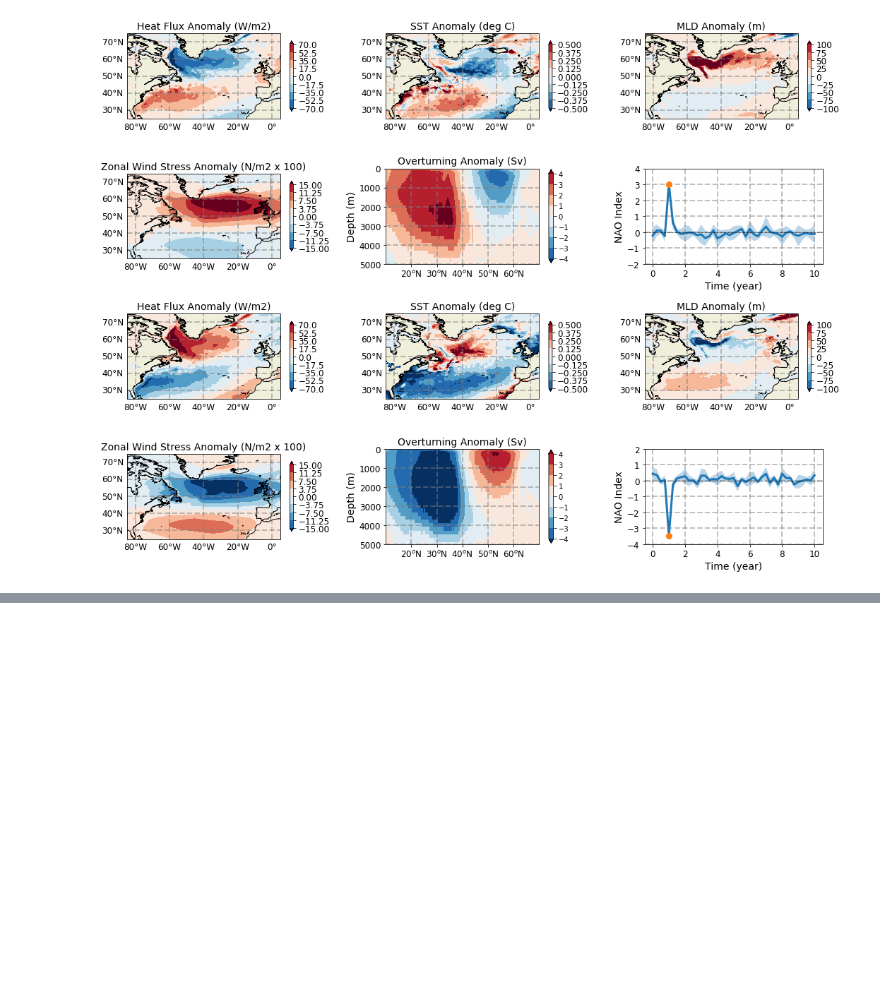
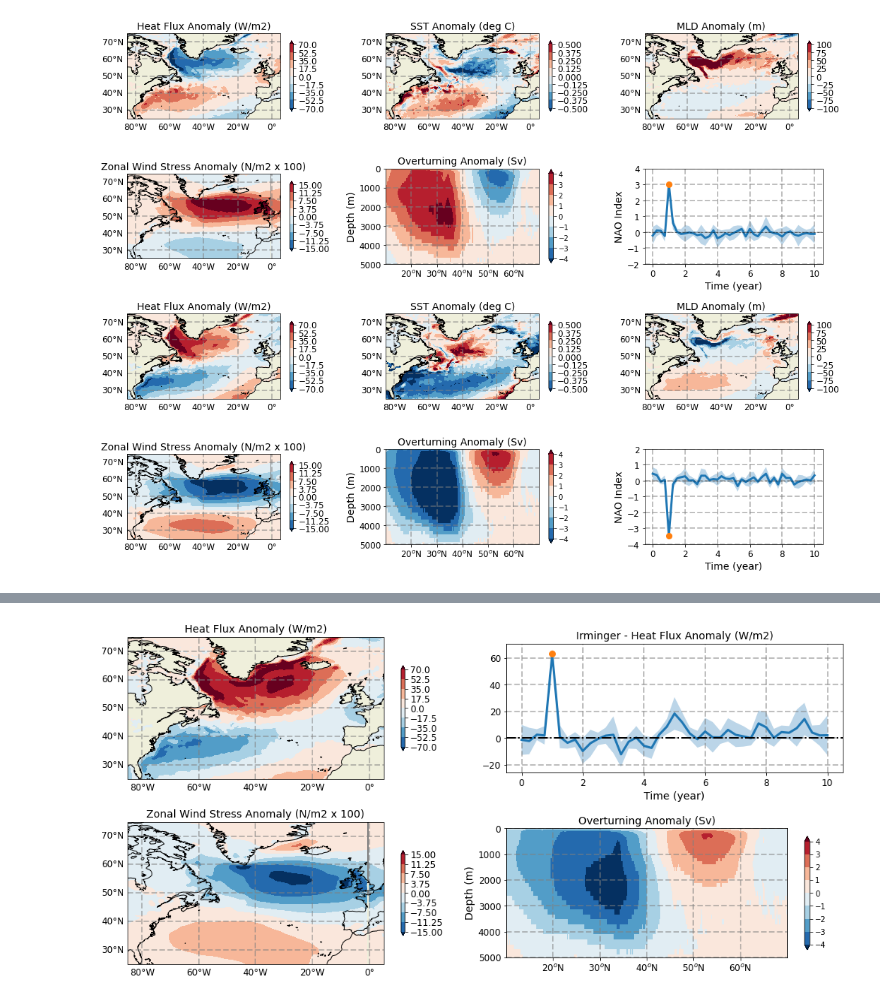
Before and after one commit to hmkhatri/AMOC_Variability_DePreSys_MET, a Jupyter notebook: Notebooks/Postprocessing/Movie_NAO_Wind_SST.ipynb, the cells around one changed output, grey strips where cells are left out. Saved outputs shown, nothing was run; the diff lists cells and outputs as text; code cells hidden in the pictures; blank space fills up the shorter version.

```diff
--- a/Notebooks/Postprocessing/Movie_NAO_Wind_SST.ipynb
+++ b/Notebooks/Postprocessing/Movie_NAO_Wind_SST.ipynb
@@ -702,0 +848,79 @@ for case in case_list:
+# %%
+tim_ind = 4
+
+grid1 = plt.GridSpec(2, 2, wspace=0.15, hspace=0.3)
+fig = plt.figure(figsize=[18,8])
+
+var_list = ['hfds', 'tos', 'mlotst'] #, 'tauu']
+name = ['Heat Flux Anomaly (W/m2)', 'SST Anomaly (deg C)' , 'MLD Anomaly (m)', 'Zonal Wind Stress Anomaly (N/m2 x 100)']
+val = [70., 0.5, 100., 15]
+
+lat_lon_ext = [-85., 5., 25., 75.]
+
+case_list = ['HFp', 'HFn']
+
+ax = fig.add_subplot(grid1[0, 0], projection=ccrs.PlateCarree(),facecolor='grey')
+tmp = ds_HFp['hfds'].isel(time=slice(4*(tim_ind-1)+1, 4*(tim_ind-1)+1+3)).mean('time')
+
+[p, cb] = plot_sec(ax, tmp, vmin=-val[0], vmax=val[0],  lat_lon_ext = lat_lon_ext, levels = 9,
+                        lon='longitude', lat='latitude', cmap='RdBu_r', title=str(name[0]))
+
+ax = fig.add_subplot(grid1[0, 1])
+tmp = HF_season.where(HF_season.isel(time=tim_ind) >= HF_cut)
+count_HFp = xr.where(HF_season.isel(time=tim_ind) >= HF_cut, 1, 0)
+N = count_HFp.sum().values # 7 days decorrelation time
+
+tim = np.arange(0,41)
+
+tmp_std = tmp.std(['start_year','r'])
+tmp = tmp.mean(['start_year','r'])
+
+ci = 1.96 # coefficiet for large N and 95% confidence interval
+std_err = (ci/np.sqrt(np.ceil(N)))
+
+ax.plot(tim / 4, tmp, lw=3.)
+ax.fill_between(tim / 4, (tmp.values - std_err*tmp_std.values),
+                (tmp.values + std_err*tmp_std.values), alpha=0.3)
+ax.plot(tim[tim_ind] / 4, tmp.values[tim_ind], 'o', ms=8)
+plt.title('Irminger - Heat Flux Anomaly (W/m2)', fontsize=14)
+ax.set_xlabel('Time (year)', fontsize=14)
+plt.yticks(fontsize=12)
+plt.xticks(fontsize=12)
+#ax.set_ylim([-2., 4.])
+ax.set_xlim([-0.5, 10.5])
+ax.axhline(y=0, ls='-.', lw=2.0, color='k')
+ax.grid(color='gray', alpha=0.5, linestyle='--', lw=2.)
+
+bbox=plt.gca().get_position()
+offset=.03
+plt.gca().set_position([bbox.x0 , bbox.y0 + offset*0.5 , bbox.x1-bbox.x0 - offset*0.5, bbox.y1 - bbox.y0 - offset])
+
+ax = fig.add_subplot(grid1[1, 0], projection=ccrs.PlateCarree(),facecolor='grey')
+tmp = tauu_HFp['tauu'].isel(time=slice(4*(tim_ind-1)+1, 4*(tim_ind-1)+1+3)).mean('time')
+
+[p, cb] = plot_sec(ax, tmp*100, vmin=-val[3], vmax=val[3], lat_lon_ext = lat_lon_ext, levels = 9,
+                 lon='lon', lat='lat', cmap='RdBu_r', title=str(name[3]))
+
+ax = fig.add_subplot(grid1[1, 1])
+tmp = psiz_HFp.isel(time_counter=slice(4*(tim_ind-1)+1, 4*(tim_ind-1)+1+3)).mean('time_counter')
+
+tmp = tmp.assign_coords(y=ds_anom.nav_lat.isel(x=0))
+p = tmp.plot(ax=ax, x='nav_lat', y='depthw', vmin=-4.0, vmax=4.0, levels = 9,
+            cmap='RdBu_r', add_labels=False, add_colorbar=False, extend='both')
+cb = plt.colorbar(p, ax=ax, extend='both', shrink=0.8)
+ax.set_ylabel('Depth (m)', fontsize=14)
+    #ax.set_xlabel('Latitude', fontsize=14)
+plt.xticks(np.arange(20,70,10), [r'$20^o$N', r'$30^o$N', r'$40^o$N', r'$50^o$N', r'$60^o$N'])
+ax.set_ylim([0., 5000.])
+ax.set_xlim([10., 70.])
+ax.grid(color='gray', alpha=0.5, linestyle='--', lw=2.)
+plt.gca().invert_yaxis()
+plt.title('Overturning Anomaly (Sv)', fontsize=14)
+plt.yticks(fontsize = 12)
+plt.xticks(fontsize = 12)
+
+bbox=plt.gca().get_position()
+offset=.03
+plt.gca().set_position([bbox.x0 , bbox.y0 + offset*0.5 , bbox.x1-bbox.x0, bbox.y1 - bbox.y0 - offset])
+# %% [output]
+[figure, added]
```
Also changed, not shown: parts of 5 cells of this notebook, 5 other files.
